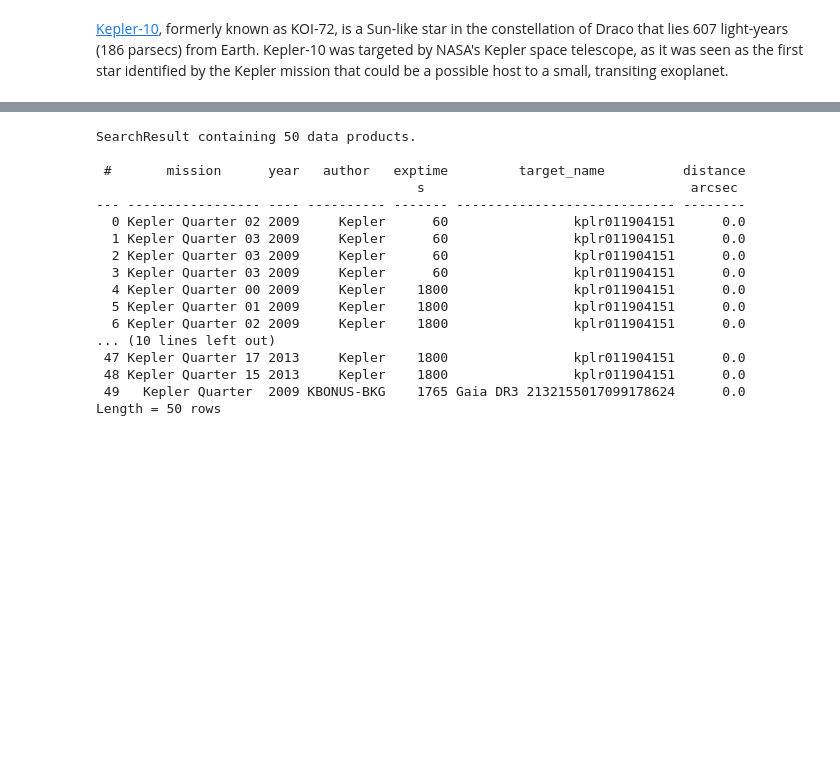
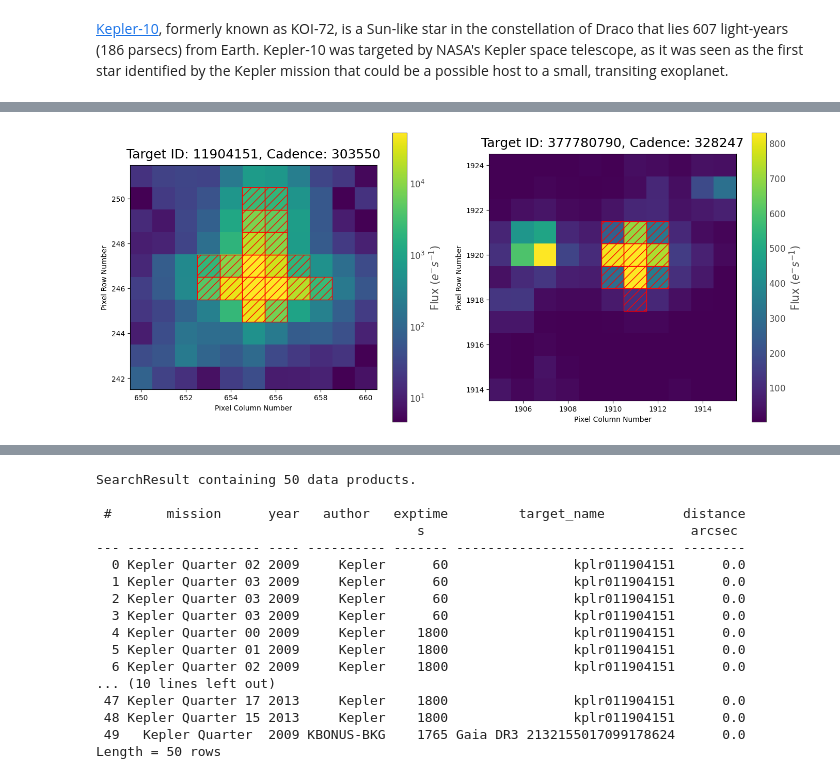
Before and after one commit to deltorobarba/astrophysics, a Jupyter notebook: exoplanet_kepler10.ipynb, the cells around one changed output, grey strips where cells are left out. Cells and saved outputs as stored; diff of their text form; code cells hidden in the pictures; blank space fills up the shorter version.

```diff
--- a/exoplanet_kepler10.ipynb
+++ b/exoplanet_kepler10.ipynb
@@ -9,0 +21,3 @@
+# %%
+datalist = lk.search_targetpixelfile("Kepler-10")
+datalist
@@ -9,0 +45,10 @@
+# %%
+kep = datalist[(datalist.author == "Kepler") & (datalist.exptime == 60*u.second)][0].download()
+tes = datalist[(datalist.author == "SPOC") & (datalist.exptime == 120*u.second)][0].download()
+# %%
+fig, axes = plt.subplots(1, 2, figsize=(14,6))
+kep.plot(ax=axes[0], aperture_mask=kep.pipeline_mask, scale='log')
+tes.plot(ax=axes[1], aperture_mask=tes.pipeline_mask)
+fig.tight_layout();
+# %% [output]
+[figure, added]
```
Also changed, not shown: parts of 8 cells of this notebook.
